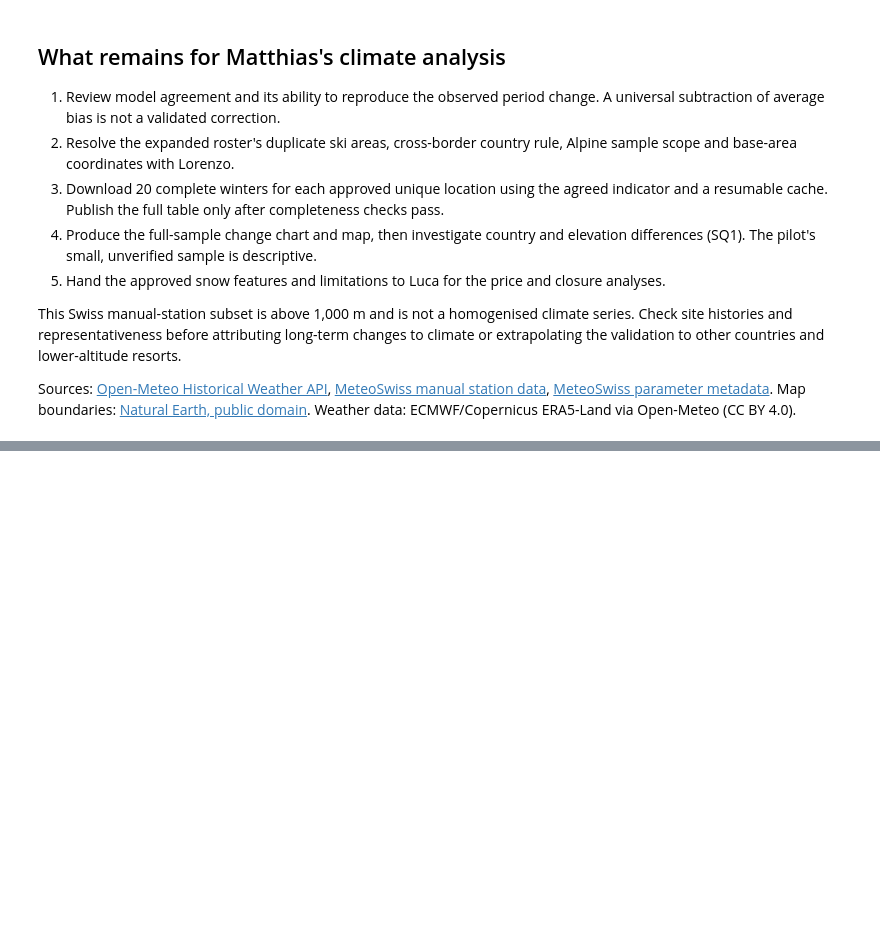
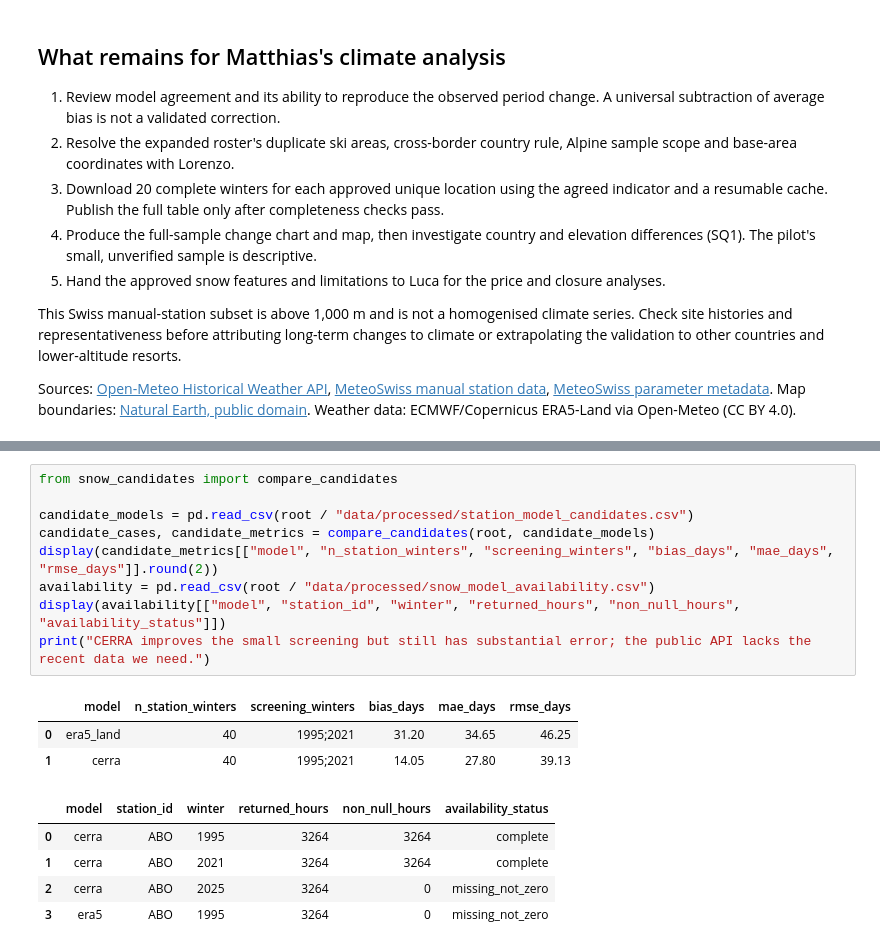
Before and after one commit to lucaricco12/sci-alpi, a Jupyter notebook: notebooks/03.2_snow_analysis.ipynb, the cells around one changed output, grey strips where cells are left out. Drawn from its saved outputs; the diff is of its cells as text; blank space fills up the shorter version.

```diff
--- a/notebooks/03.2_snow_analysis.ipynb
+++ b/notebooks/03.2_snow_analysis.ipynb
@@ -215,0 +258,18 @@ Sources: [Open-Meteo Historical Weather API](https://open-meteo.com/en/docs/hist
+# %%
+from snow_candidates import compare_candidates
+
+candidate_models = pd.read_csv(root / "data/processed/station_model_candidates.csv")
+candidate_cases, candidate_metrics = compare_candidates(root, candidate_models)
+display(candidate_metrics[["model", "n_station_winters", "screening_winters", "bias_days", "mae_days", "rmse_days"]].round(2))
+availability = pd.read_csv(root / "data/processed/snow_model_availability.csv")
+display(availability[["model", "station_id", "winter", "returned_hours", "non_null_hours", "availability_status"]])
+print("CERRA improves the small screening but still has substantial error; the public API lacks the recent data we need.")
+# %% [output]
+|  | model | n_station_winters | screening_winters | bias_days | mae_days | rmse_days |
+| 0 | era5_land | 40 | 1995;2021 | 31.20 | 34.65 | 46.25 |
+| 1 | cerra | 40 | 1995;2021 | 14.05 | 27.80 | 39.13 |
+|  | model | station_id | winter | returned_hours | non_null_hours | availability_status |
+| 0 | cerra | ABO | 1995 | 3264 | 3264 | complete |
+| 1 | cerra | ABO | 2021 | 3264 | 3264 | complete |
+| 2 | cerra | ABO | 2025 | 3264 | 0 | missing_not_zero |
+| 3 | era5 | ABO | 1995 | 3264 | 0 | missing_not_zero |
```
Also changed, not shown: parts of 4 cells of this notebook, 28 other files.
